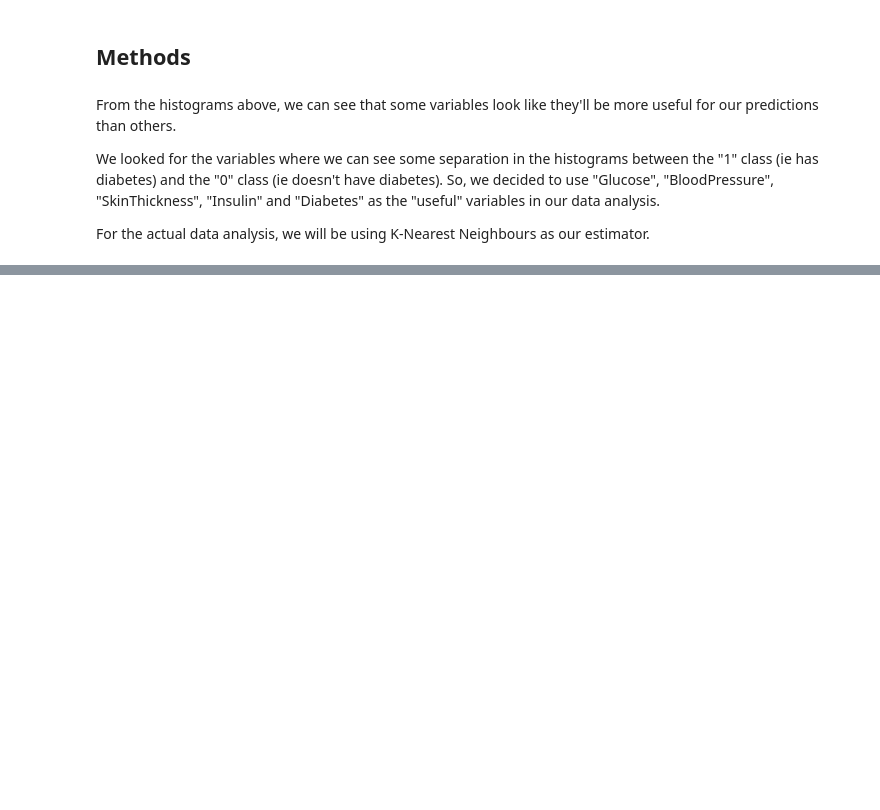
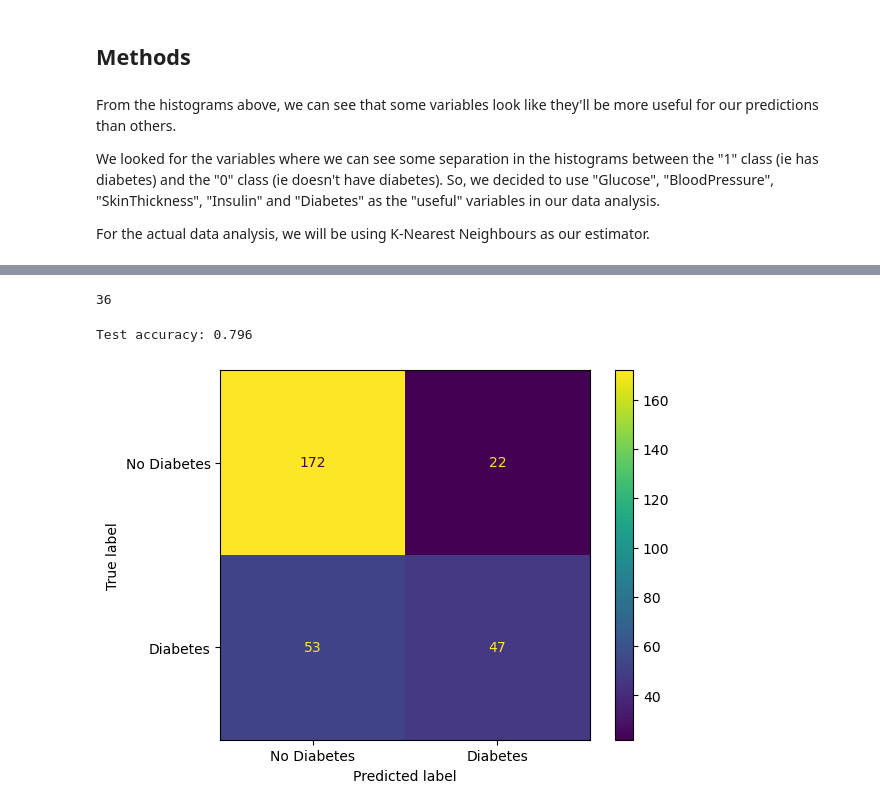
Before and after one commit to adipoluri/DSCI-100-Project, a Jupyter notebook: Proposal.ipynb, the cells around one changed output, grey strips where cells are left out. Cells and saved outputs as stored; diff of their text form; code cells hidden in the pictures; blank space fills up the shorter version.

```diff
--- a/Proposal.ipynb
+++ b/Proposal.ipynb
@@ -183,0 +327,23 @@ For the actual data analysis, we will be using K-Nearest Neighbours as our estim
+# %%
+best_n_neighbours = results_df.idxmax()["mean_cv_score"]
+best_n_neighbours
+# %% [output]
+36
+# %%
+pipe_best = make_pipeline(StandardScaler(), KNeighborsClassifier(n_neighbors=21))
+pipe_best.fit(X_train, y_train)
+print("Test accuracy: %0.3f" % (pipe_best.score(X_test, y_test)))
+# %% [output]
+Test accuracy: 0.796
+# %%
+from sklearn.metrics import ConfusionMatrixDisplay  # Recommended method in sklearn 1.0
+from sklearn.model_selection import cross_val_predict
+
+ConfusionMatrixDisplay.from_predictions(
+    y_train,
+    cross_val_predict(pipe_best, X_train, y_train),
+    display_labels=["No Diabetes", "Diabetes"],
+    values_format="d"
+);
+# %% [output]
+[figure, added]
```
Also changed, not shown: parts of 11 cells of this notebook.
